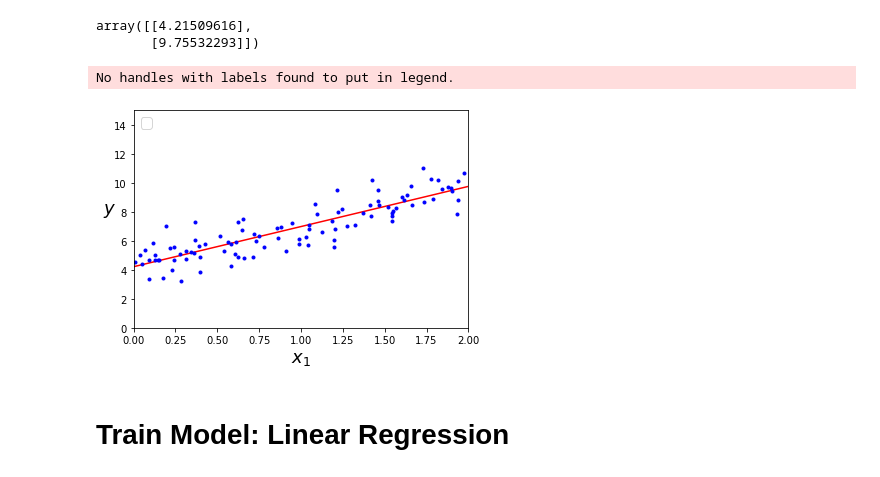
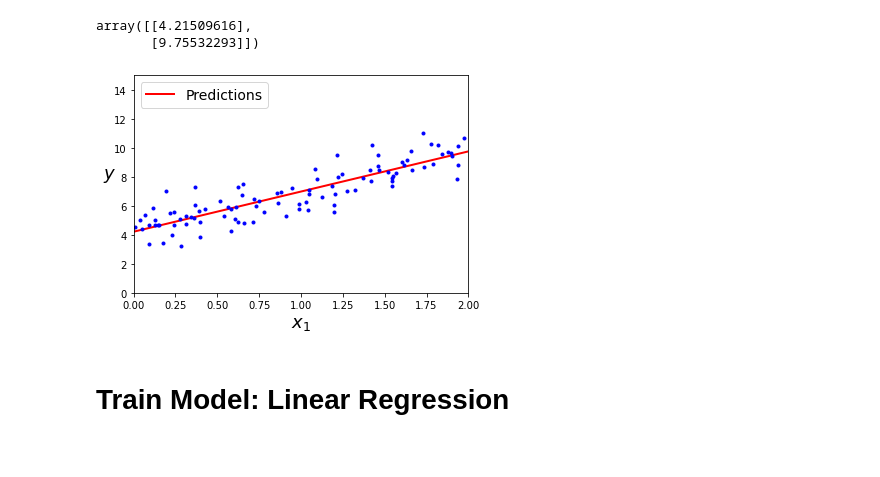
Before and after one commit to Clement-Okolo/ML_PATH, a Jupyter notebook: Training Models.ipynb, the cells around one changed output. Drawn from its saved outputs; the diff is of its cells as text; code cells hidden in the pictures.

```diff
--- a/Training Models.ipynb
+++ b/Training Models.ipynb
@@ -47,21 +47,20 @@ y_predict
 array([[4.21509616],
        [9.75532293]])
 # %%
-plt.plot(X_new, y_predict, "r-")
+# plot
+plt.plot(X_new, y_predict, "r-", linewidth=2, label="Predictions")
 plt.plot(X, y, "b.")
+
 plt.axis([0, 2, 0, 15])
 
-# label
+# labels
 plt.xlabel("$x_1$", fontsize=18)
 plt.ylabel("$y$", rotation=0, fontsize=18)
-
-# legend
 plt.legend(loc="upper left", fontsize=14)
 
 plt.show()
 # %% [output]
-No handles with labels found to put in legend.
-[figure, old version]
+[figure, new version]
 # %% [markdown]
 # Train Model: Linear Regression
 # %%
```
Also changed, not shown: parts of 3 cells of this notebook.
